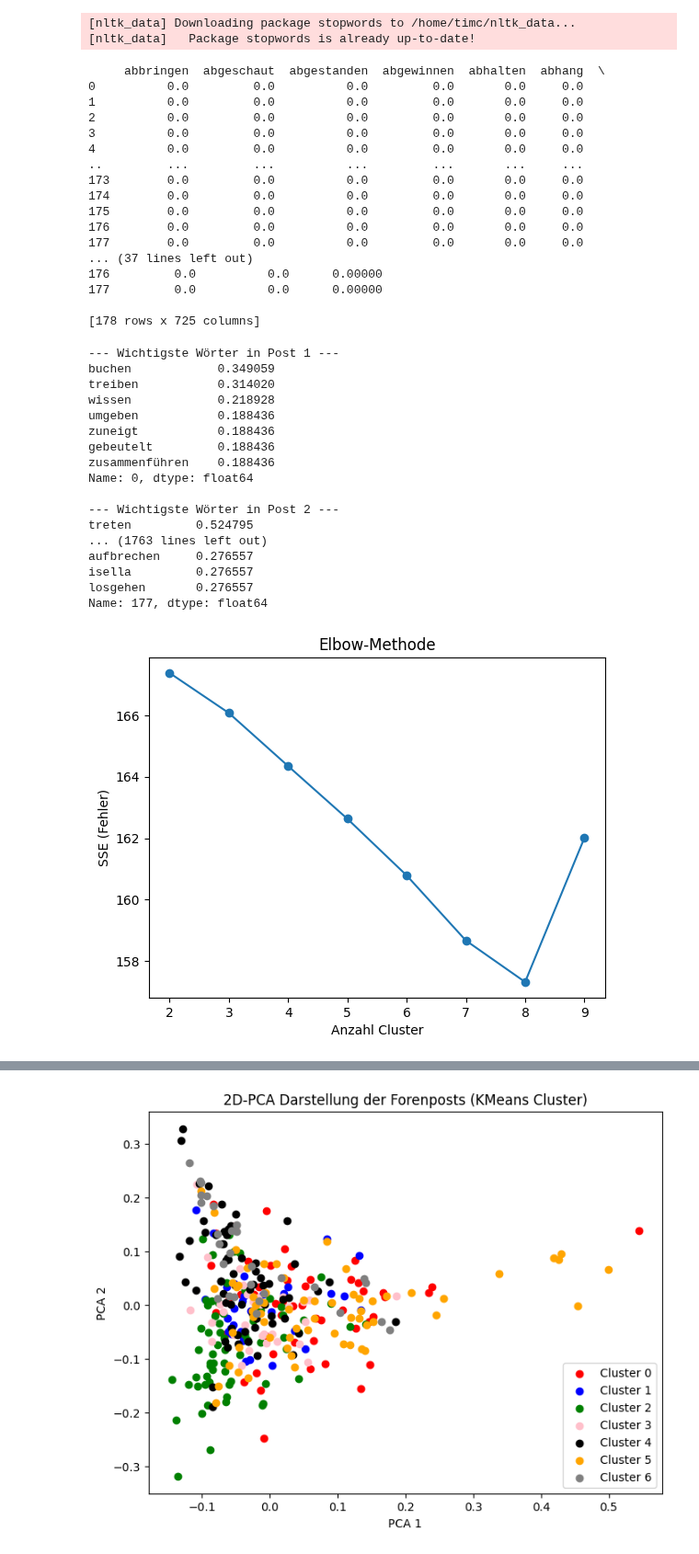
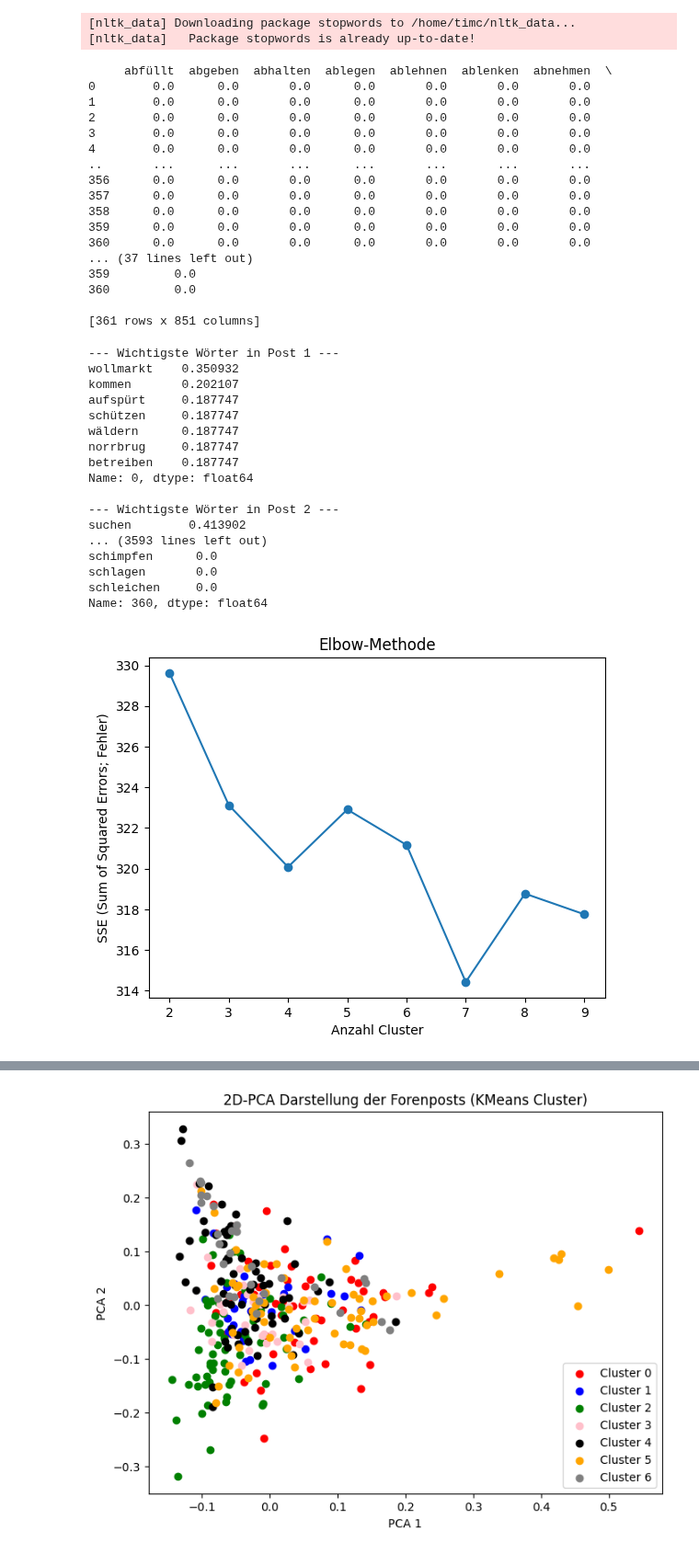
Before and after one commit to tc020/nlp-rpg-narratives, a Jupyter notebook: 0_tfidf_playground.ipynb, the cells around one changed output, grey strips where cells are left out. Shown at 92% size. Cells and saved outputs as stored; diff of their text form; code cells hidden in the pictures.

```diff
--- a/0_tfidf_playground.ipynb
+++ b/0_tfidf_playground.ipynb
@@ -6,8 +6,8 @@ import os
 import time
 
 #Ordner, in dem PDFs liegen
-#pdf_folder = "../data/DSA/Der_blaue_Bruder"
-pdf_folder = "../data/DSA/Adel_Recht_und_Edelmut"
+pdf_folder = "../data/DSA/Der_blaue_Bruder"
+#pdf_folder = "../data/DSA/Adel_Recht_und_Edelmut"
 merged_pdf_path = os.path.join(pdf_folder, "_combined.pdf")
 
 #Prüfen ob eine merged-Datei bereits vorhanden ist. Falls nicht, diese erzeugen
@@ -130,12 +148,12 @@ from nltk.corpus import stopwords #Import der Stopwords aus NLTK
 
 german_stopwords = stopwords.words('german') #Stopwords aus NLTK laden
 
-newwords = ["bf", "peraine", "bolgrim", "aleezikiel"] #weitere Stopwords ergänzen
+newwords = ["bf", "peraine", "bolgrim", "aleezikiel", "verfasst", "mordred"] #weitere Stopwords ergänzen
 german_stopwords.extend(newwords)
 
 print(german_stopwords)
 
-tfidf = TfidfVectorizer(stop_words=german_stopwords, max_df=0.95, min_df=1) #
+tfidf = TfidfVectorizer(stop_words=german_stopwords, max_df=0.95, min_df=1)
 result = tfidf.fit_transform(verb_only_posts) #TF-IDF-Matrix erstellen
 # %% [output]
 ['aber', 'alle', 'allem', 'allen', 'aller', 'alles', 'als', 'also', 'am', 'an', 'ander', 'andere', 'anderem', 'anderen', 'anderer', 'anderes', 'anderm', 'andern', 'anderr', 'anders', 'auch', 'auf', 'a ...
@@ -148,23 +166,23 @@ words = tfidf.get_feature_names_out() #Wortliste aus dem Vokabular der TF-IDF-Ma
 df = pd.DataFrame(result.toarray(), columns=words) #DataFrame aus der TF-IDF-Matrix erstellen
 print(df)
 # %% [output]
-     abbringen  abgeschaut  abgestanden  abgewinnen  abhalten  abhang  \
-0          0.0         0.0          0.0         0.0       0.0     0.0
-1          0.0         0.0          0.0         0.0       0.0     0.0
-2          0.0         0.0          0.0         0.0       0.0     0.0
-3          0.0         0.0          0.0         0.0       0.0     0.0
-4          0.0         0.0          0.0         0.0       0.0     0.0
-..         ...         ...          ...         ...       ...     ...
-173        0.0         0.0          0.0         0.0       0.0     0.0
-174        0.0         0.0          0.0         0.0       0.0     0.0
-175        0.0         0.0          0.0         0.0       0.0     0.0
-176        0.0         0.0          0.0         0.0       0.0     0.0
-177        0.0         0.0          0.0         0.0       0.0     0.0
+     abfüllt  abgeben  abhalten  ablegen  ablehnen  ablenken  abnehmen  \
+0        0.0      0.0       0.0      0.0       0.0       0.0       0.0
+1        0.0      0.0       0.0      0.0       0.0       0.0       0.0
+2        0.0      0.0       0.0      0.0       0.0       0.0       0.0
+3        0.0      0.0       0.0      0.0       0.0       0.0       0.0
+4        0.0      0.0       0.0      0.0       0.0       0.0       0.0
+..       ...      ...       ...      ...       ...       ...       ...
+356      0.0      0.0       0.0      0.0       0.0       0.0       0.0
+357      0.0      0.0       0.0      0.0       0.0       0.0       0.0
+358      0.0      0.0       0.0      0.0       0.0       0.0       0.0
+359      0.0      0.0       0.0      0.0       0.0       0.0       0.0
+360      0.0      0.0       0.0      0.0       0.0       0.0       0.0
 ... (37 lines left out)
-176         0.0          0.0      0.00000
-177         0.0          0.0      0.00000
+359         0.0
+360         0.0
 
-[178 rows x 725 columns]
+[361 rows x 851 columns]
 # %%
 #Wichtigste Wörter pro Post ausgeben
 for i, doc in enumerate(verb_only_posts):
@@ -173,42 +191,42 @@ for i, doc in enumerate(verb_only_posts):
     print(row.sort_values(ascending=False).head(7))
 # %% [output]
 --- Wichtigste Wörter in Post 1 ---
-buchen            0.349059
-treiben           0.314020
-wissen            0.218928
-umgeben           0.188436
-zuneigt           0.188436
-gebeutelt         0.188436
-zusammenführen    0.188436
+wollmarkt    0.350932
+kommen       0.202107
+aufspürt     0.187747
+schützen     0.187747
+wäldern      0.187747
+norrbrug     0.187747
+betreiben    0.187747
 Name: 0, dtype: float64
 
 --- Wichtigste Wörter in Post 2 ---
-treten         0.524795
-... (1763 lines left out)
-aufbrechen     0.276557
-isella         0.276557
-losgehen       0.276557
-Name: 177, dtype: float64
+suchen        0.413902
+... (3593 lines left out)
+schimpfen      0.0
+schlagen       0.0
+schleichen     0.0
+Name: 360, dtype: float64
 # %%
 #Wie viele Cluster sind sinnvoll? (Elbow-Methode)
 import matplotlib.pyplot as plt
 from sklearn.cluster import KMeans
 
 sse = []
 K = range(2, 10)  # teste 2-9 Cluster
 
 for k in K:
     km = KMeans(n_clusters=k, random_state=42) #Initialisiere KMeans
     km.fit(result) #Fitte KMeans auf die TF-IDF-Matrix
     sse.append(km.inertia_) #SSE (Sum of Squared Errors) speichern
 
 plt.plot(K, sse, '-o') #Elbow-Kurve plotten
 plt.xlabel("Anzahl Cluster")
-plt.ylabel("SSE (Fehler)")
+plt.ylabel("SSE (Sum of Squared Errors; Fehler)")
 plt.title("Elbow-Methode")
 plt.show()
 # %% [output]
-[figure, old version]
+[figure, new version]
 # %%
 #Clustering mittels k-means
 from sklearn.cluster import KMeans
```
Also changed, not shown: parts of 7 cells of this notebook, 2 other files.
